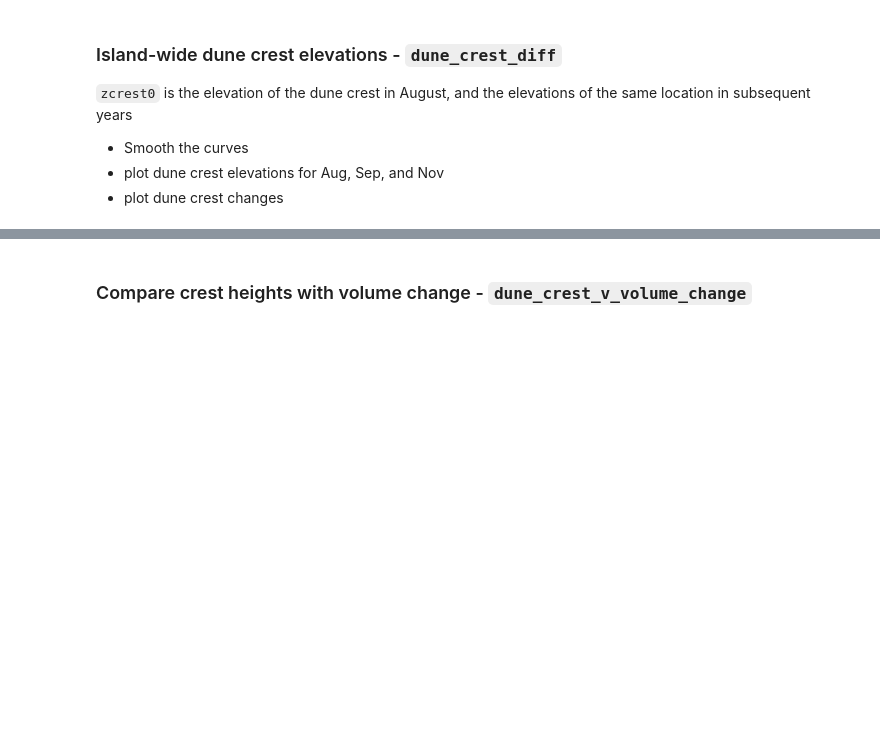
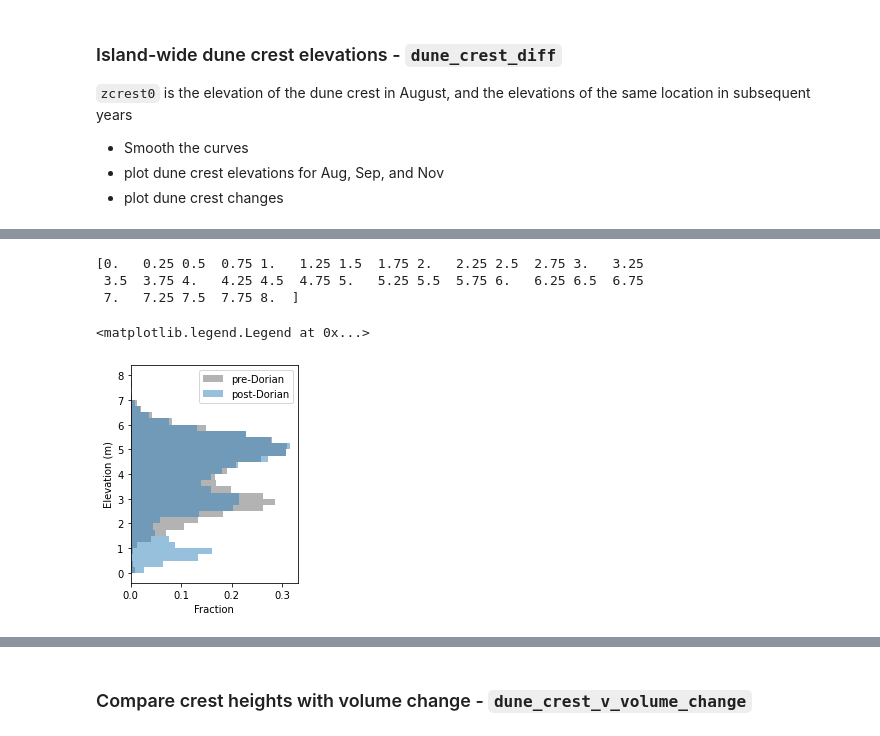
Before and after one commit to csherwood-usgs/CoreBx, a Jupyter notebook: CoreBx_process.ipynb, the cells around one changed output, grey strips where cells are left out. Cells and saved outputs as stored; diff of their text form; code cells hidden in the pictures; blank space fills up the shorter version.

```diff
--- a/CoreBx_process.ipynb
+++ b/CoreBx_process.ipynb
@@ -1405,0 +1454,19 @@ plt.savefig(fig_name,bbox_inches='tight', format='png', dpi = 200)
+# %%
+bind = np.arange(0.,8.25,.25)
+print(bind)
+#histtype = 'step'
+histtype = 'bar'
+plt.figure( figsize=(3,4))
+h  = plt.hist(zdune_clip[:,0],bins = bind, orientation='horizontal', density=True, alpha=.5, label='pre-Dorian',
+              histtype=histtype,linewidth=4, color='dimgray')
+h  = plt.hist(zdune_clip[:,1],bins = bind, orientation='horizontal', density=True, alpha=.5, label='post-Dorian',
+              histtype=histtype,linewidth=4, color = nblue5[3] )
+plt.ylabel('Elevation (m)')
+plt.xlabel('Fraction')
+plt.legend()
+# %% [output]
+[0.   0.25 0.5  0.75 1.   1.25 1.5  1.75 2.   2.25 2.5  2.75 3.   3.25
+ 3.5  3.75 4.   4.25 4.5  4.75 5.   5.25 5.5  5.75 6.   6.25 6.5  6.75
+ 7.   7.25 7.5  7.75 8.  ]
+<matplotlib.legend.Legend at 0x...>
+[figure, added]
```
Also changed, not shown: parts of 13 cells of this notebook.
